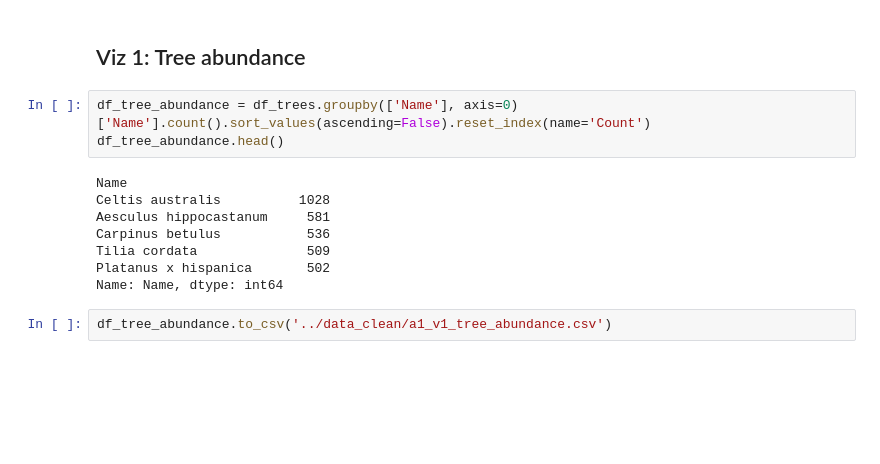
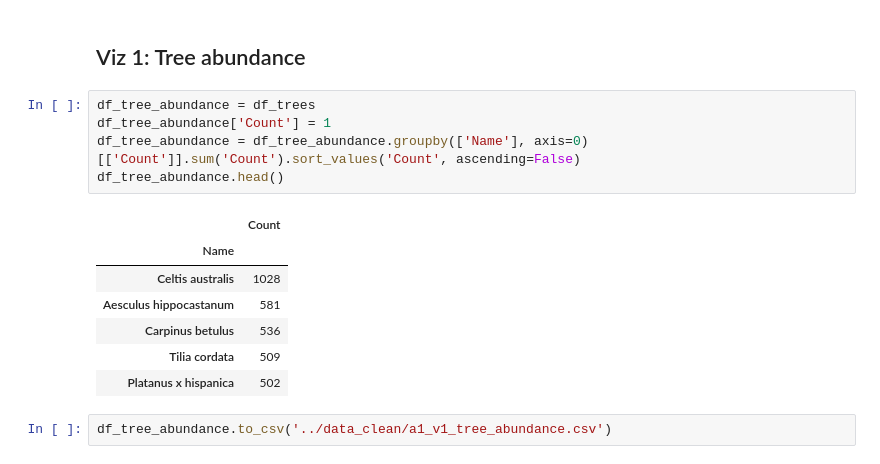
Before and after one commit to DataViz-Group3/DataViz-Group3, a Jupyter notebook: src/preprocessing.ipynb, the cells around one changed output. Saved outputs shown, nothing was run; the diff lists cells and outputs as text; blank space fills up the shorter version.

```diff
--- a/src/preprocessing.ipynb
+++ b/src/preprocessing.ipynb
@@ -63,16 +63,18 @@ df_tree_circo.to_csv('../data_clean/trees_located.csv')
 # %% [markdown]
 ## Viz 1: Tree abundance
 # %%
-df_tree_abundance = df_trees.groupby(['Name'], axis=0)['Name'].count().sort_values(ascending=False).reset_index(name='Count')
+df_tree_abundance = df_trees
+df_tree_abundance['Count'] = 1
+df_tree_abundance = df_tree_abundance.groupby(['Name'], axis=0)[['Count']].sum('Count').sort_values('Count', ascending=False)
 df_tree_abundance.head()
 # %% [output]
-Name
-Celtis australis          1028
-Aesculus hippocastanum     581
-Carpinus betulus           536
-Tilia cordata              509
-Platanus x hispanica       502
-Name: Name, dtype: int64
+|  | Count |
+| Name |  |
+| Celtis australis | 1028 |
+| Aesculus hippocastanum | 581 |
+| Carpinus betulus | 536 |
+| Tilia cordata | 509 |
+| Platanus x hispanica | 502 |
 # %%
 df_tree_abundance.to_csv('../data_clean/a1_v1_tree_abundance.csv')
 # %% [markdown]
```
Also changed, not shown: 1 other file.
